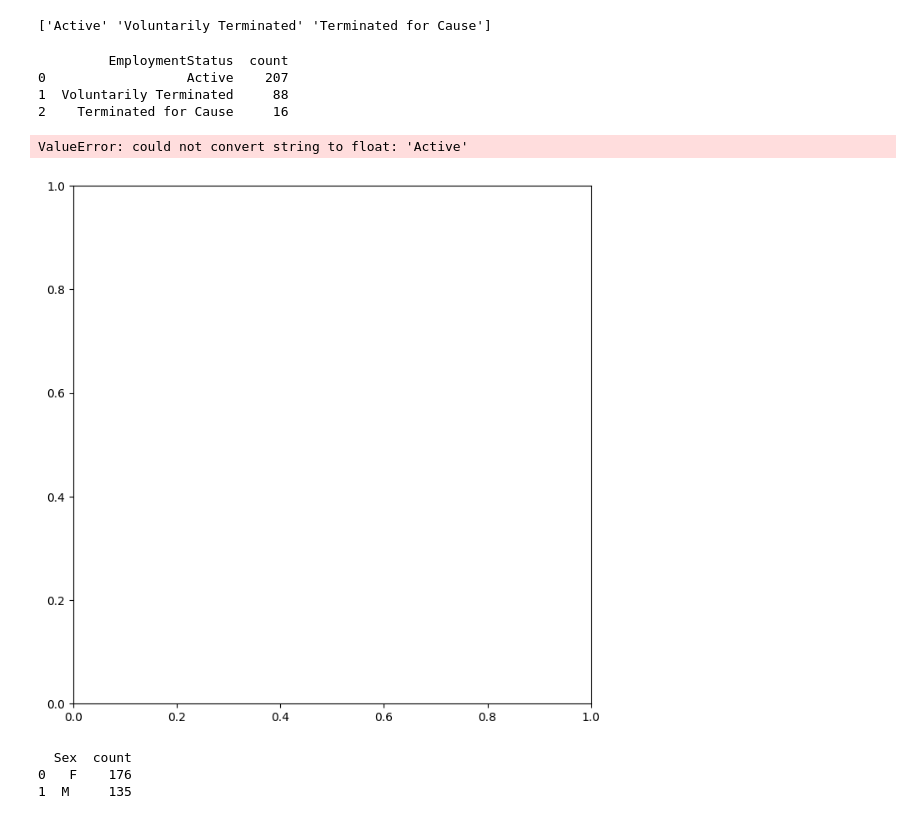
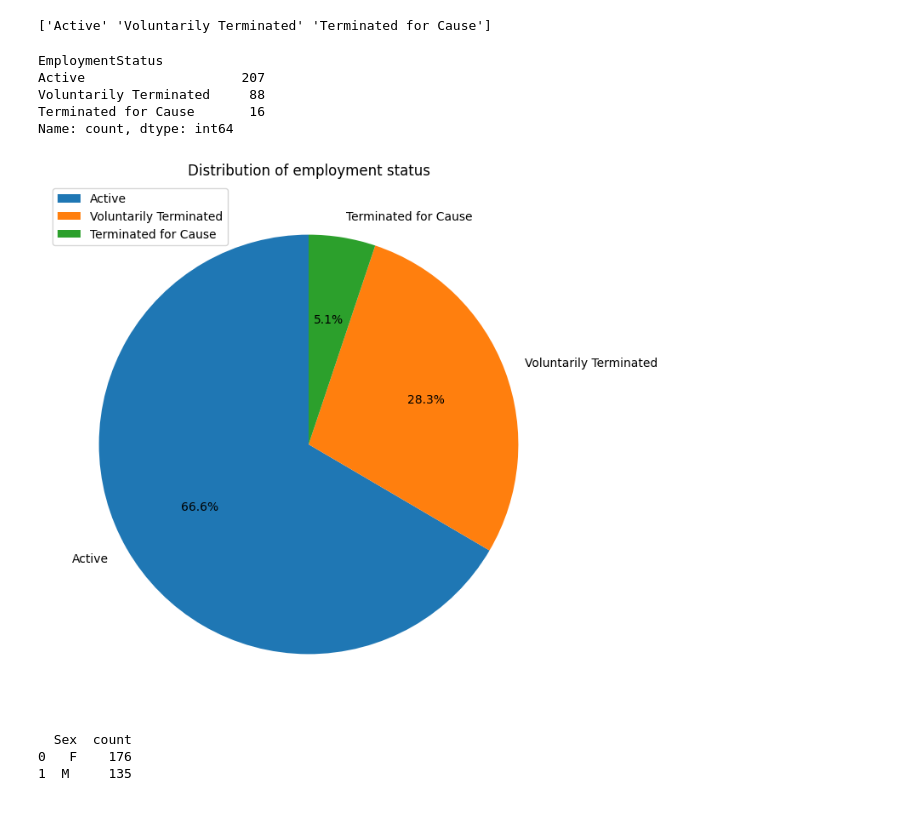
Before and after one commit to Icefloqx/Analysis-in-ML, a Jupyter notebook: EDA.ipynb, the cells around one changed output. Cells and saved outputs as stored; diff of their text form; code cells hidden in the pictures.

```diff
--- a/EDA.ipynb
+++ b/EDA.ipynb
@@ -410,23 +409,23 @@ print(hr["EmploymentStatus"].unique())
 # %% [output]
 ['Active' 'Voluntarily Terminated' 'Terminated for Cause']
 # %%
-status_count=hr["EmploymentStatus"].value_counts().reset_index()
+status_count=hr["EmploymentStatus"].value_counts()
 print(status_count)
 # %% [output]
-         EmploymentStatus  count
-0                  Active    207
-1  Voluntarily Terminated     88
-2    Terminated for Cause     16
+EmploymentStatus
+Active                    207
+Voluntarily Terminated     88
+Terminated for Cause       16
+Name: count, dtype: int64
 # %%
 #plotting a pie chart of distribution of employment status
 plt.figure(figsize=(8,8))
-plt.pie(status_count, labels=status_count.index,autopct='%1.1f%%' ,startangle=90)
+plt.pie(status_count.values, labels=status_count.index,autopct='%1.1f%%' ,startangle=90)
 plt.title("Distribution of employment status")
 plt.legend()
 plt.show()
 # %% [output]
-ValueError: could not convert string to float: 'Active'
-[figure, old version]
+[figure, new version]
 # %%
 #Compare salary levels between Male and Female employees.
 salary_count = hr['Sex'].value_counts().reset_index()
```
Also changed, not shown: parts of 4 cells of this notebook.
